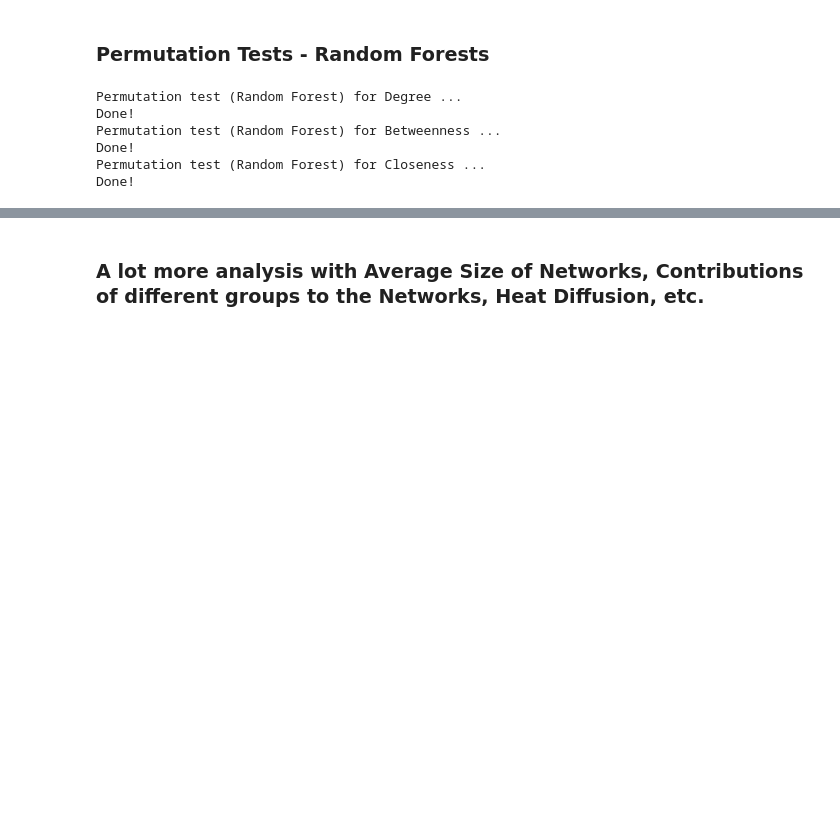
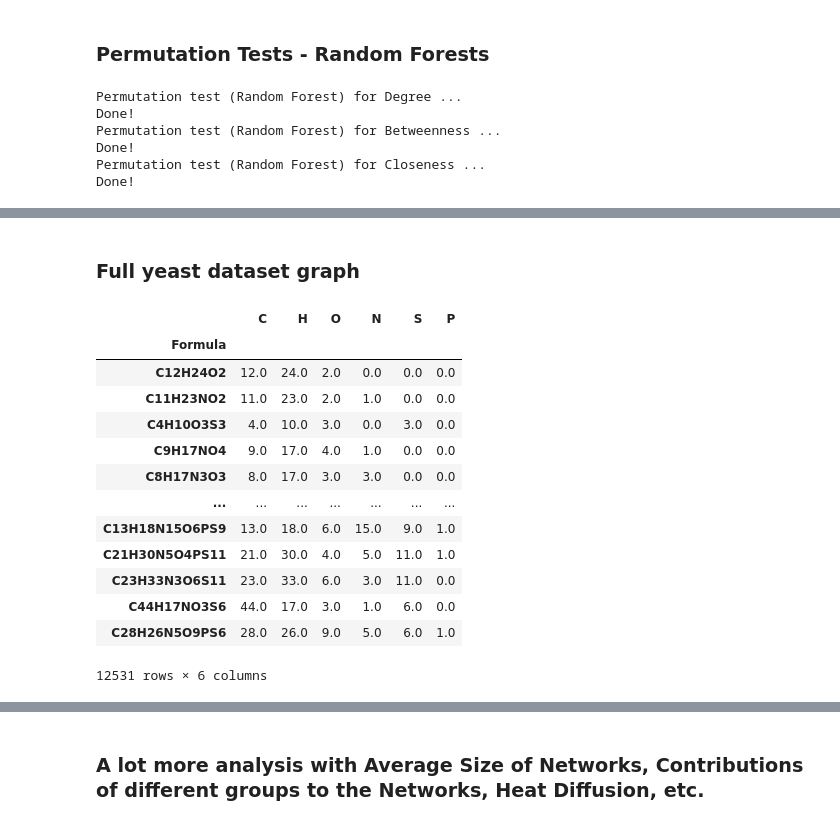
Before and after one commit to aeferreira/similarity_share, a Jupyter notebook: Formula_Networks.ipynb, the cells around one changed output, grey strips where cells are left out. Drawn from its saved outputs; the diff is of its cells as text; code cells hidden in the pictures; blank space fills up the shorter version.

```diff
--- a/Formula_Networks.ipynb
+++ b/Formula_Networks.ipynb
@@ -1155,0 +1184,21 @@ for q, name, color in zip(quadrant, Names, colors):
+# %% [markdown]
+### Full yeast dataset graph
+# %%
+formula_df = deformulator(yeast_df)
+formula_df.index = yeast_df['Formula']
+formula_df
+# %% [output]
+|  | C | H | O | N | S | P |
+| Formula |  |  |  |  |  |  |
+| C12H24O2 | 12.0 | 24.0 | 2.0 | 0.0 | 0.0 | 0.0 |
+| C11H23NO2 | 11.0 | 23.0 | 2.0 | 1.0 | 0.0 | 0.0 |
+| C4H10O3S3 | 4.0 | 10.0 | 3.0 | 0.0 | 3.0 | 0.0 |
+| C9H17NO4 | 9.0 | 17.0 | 4.0 | 1.0 | 0.0 | 0.0 |
+| C8H17N3O3 | 8.0 | 17.0 | 3.0 | 3.0 | 0.0 | 0.0 |
+| ... | ... | ... | ... | ... | ... | ... |
+| C13H18N15O6PS9 | 13.0 | 18.0 | 6.0 | 15.0 | 9.0 | 1.0 |
+| C21H30N5O4PS11 | 21.0 | 30.0 | 4.0 | 5.0 | 11.0 | 1.0 |
+| C23H33N3O6S11 | 23.0 | 33.0 | 6.0 | 3.0 | 11.0 | 0.0 |
+| C44H17NO3S6 | 44.0 | 17.0 | 3.0 | 1.0 | 6.0 | 0.0 |
+| C28H26N5O9PS6 | 28.0 | 26.0 | 9.0 | 5.0 | 6.0 | 1.0 |
+12531 rows × 6 columns
```
Also changed, not shown: parts of 34 cells of this notebook.
